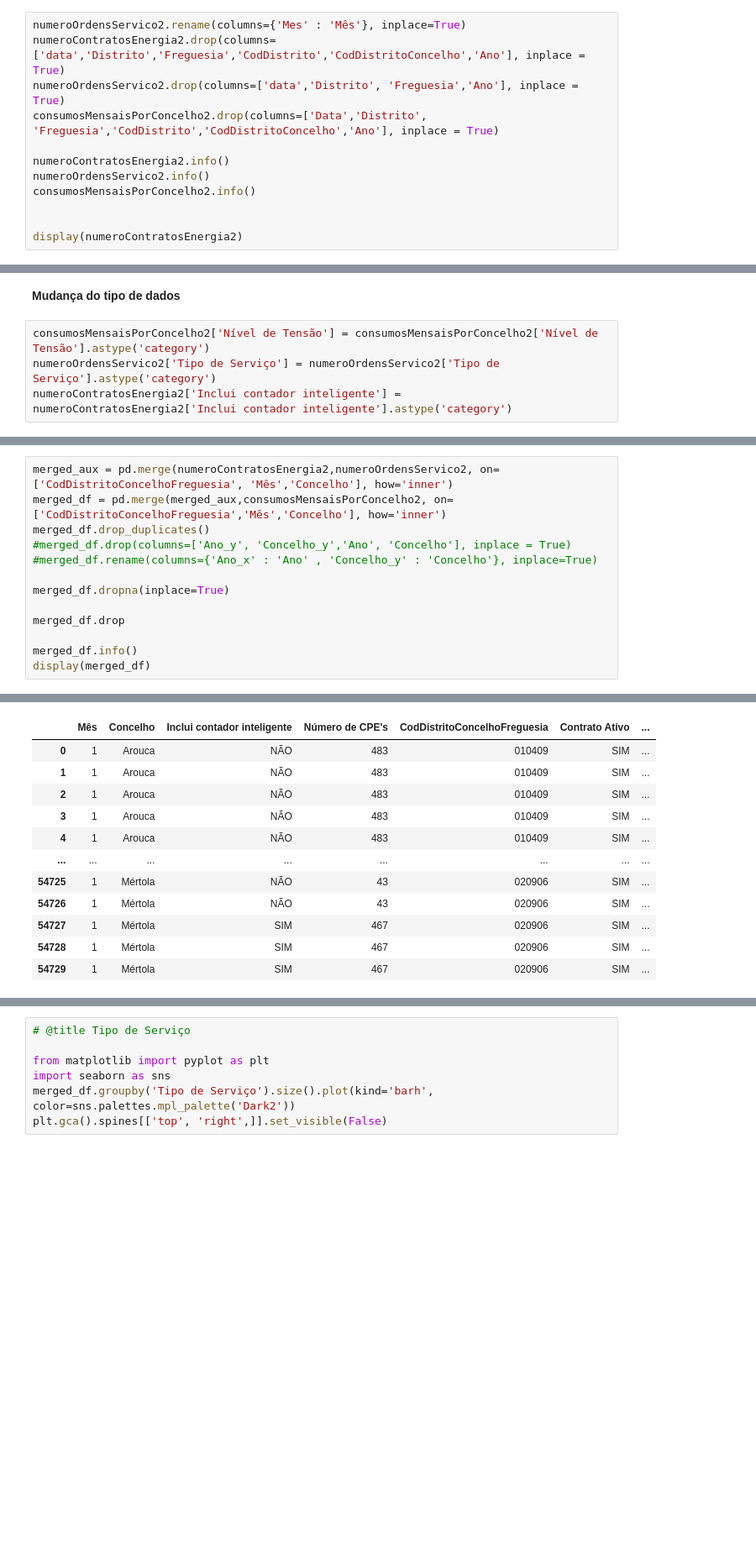
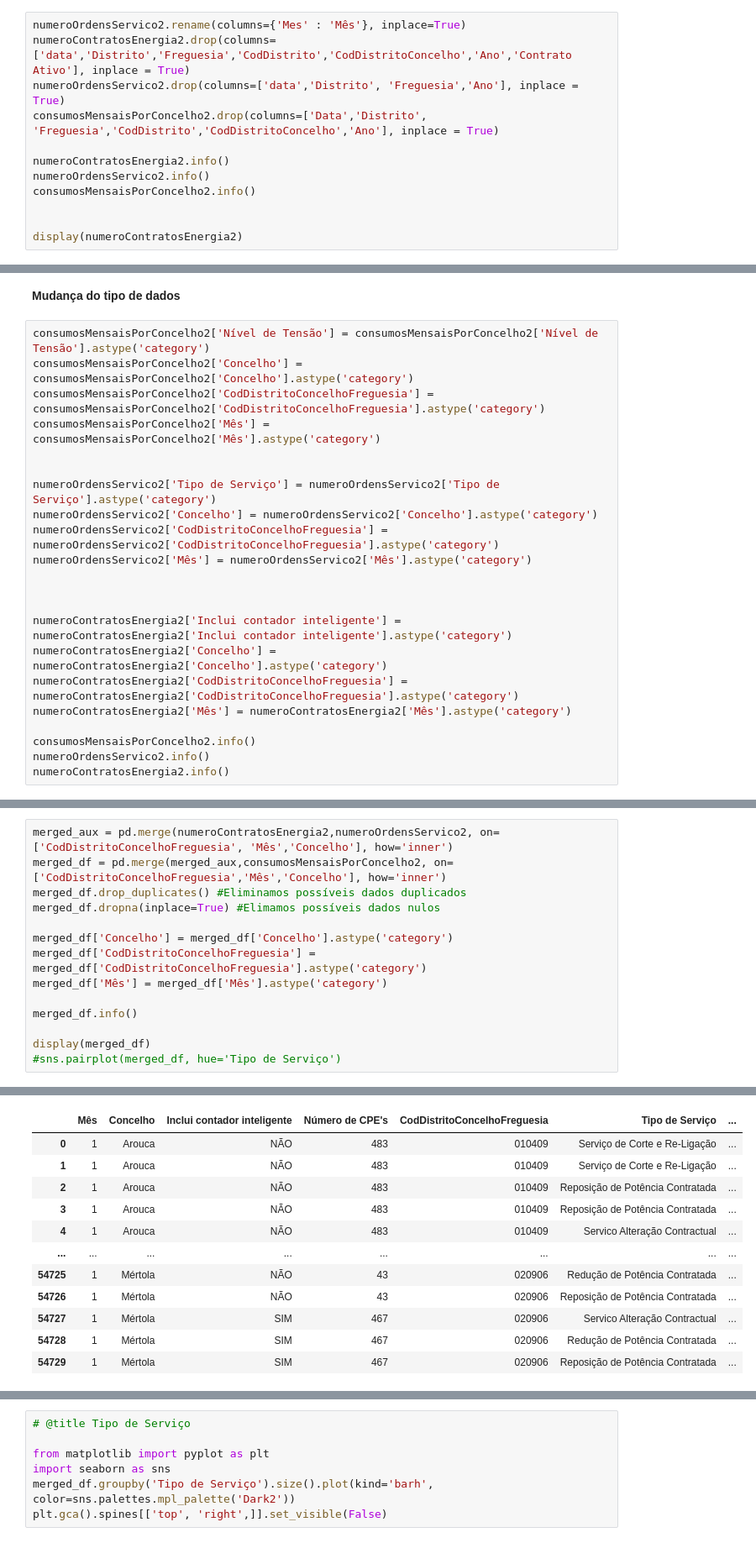
Before and after one commit to RafaelGesero/DECDProject, a Jupyter notebook: ProjetoDECD_Grupo20.ipynb, the cells around one changed output, grey strips where cells are left out. Shown at 84% size. Saved outputs shown, nothing was run; the diff lists cells and outputs as text; blank space fills up the shorter version.

```diff
--- a/ProjetoDECD_Grupo20.ipynb
+++ b/ProjetoDECD_Grupo20.ipynb
@@ -249,7 +262,7 @@ Para que seja possível juntar as três tabelas, terá de ser feito algum tratam
 4. Eliminação das colunas "CodDistrito","CodDistritoConcelho" e "CodDistritoConcelhoFreguesia" das três tabelas.
 # %%
 numeroOrdensServico2.rename(columns={'Mes' : 'Mês'}, inplace=True)
-numeroContratosEnergia2.drop(columns=['data','Distrito','Freguesia','CodDistrito','CodDistritoConcelho','Ano'], inplace = True)
+numeroContratosEnergia2.drop(columns=['data','Distrito','Freguesia','CodDistrito','CodDistritoConcelho','Ano','Contrato Ativo'], inplace = True)
 numeroOrdensServico2.drop(columns=['data','Distrito', 'Freguesia','Ano'], inplace = True)
 consumosMensaisPorConcelho2.drop(columns=['Data','Distrito', 'Freguesia','CodDistrito','CodDistritoConcelho','Ano'], inplace = True)
 
@@ -310,8 +323,26 @@ See the caveats in the documentation: https://pandas.pydata.org/pandas-docs/stab
 **Mudança do tipo de dados**
 # %%
 consumosMensaisPorConcelho2['Nível de Tensão'] = consumosMensaisPorConcelho2['Nível de Tensão'].astype('category')
+consumosMensaisPorConcelho2['Concelho'] = consumosMensaisPorConcelho2['Concelho'].astype('category')
+consumosMensaisPorConcelho2['CodDistritoConcelhoFreguesia'] = consumosMensaisPorConcelho2['CodDistritoConcelhoFreguesia'].astype('category')
+consumosMensaisPorConcelho2['Mês'] = consumosMensaisPorConcelho2['Mês'].astype('category')
+
+
 numeroOrdensServico2['Tipo de Serviço'] = numeroOrdensServico2['Tipo de Serviço'].astype('category')
+numeroOrdensServico2['Concelho'] = numeroOrdensServico2['Concelho'].astype('category')
+numeroOrdensServico2['CodDistritoConcelhoFreguesia'] = numeroOrdensServico2['CodDistritoConcelhoFreguesia'].astype('category')
+numeroOrdensServico2['Mês'] = numeroOrdensServico2['Mês'].astype('category')
+
+
+
 numeroContratosEnergia2['Inclui contador inteligente'] = numeroContratosEnergia2['Inclui contador inteligente'].astype('category')
+numeroContratosEnergia2['Concelho'] = numeroContratosEnergia2['Concelho'].astype('category')
+numeroContratosEnergia2['CodDistritoConcelhoFreguesia'] = numeroContratosEnergia2['CodDistritoConcelhoFreguesia'].astype('category')
+numeroContratosEnergia2['Mês'] = numeroContratosEnergia2['Mês'].astype('category')
+
+consumosMensaisPorConcelho2.info()
+numeroOrdensServico2.info()
+numeroContratosEnergia2.info()
 # %% [output]
 A value is trying to be set on a copy of a slice from a DataFrame.
 Try using .loc[row_indexer,col_indexer] = value instead
@@ -335,16 +386,17 @@ Nesta etapa juntamos as três tabelas numa só com o objetivo de facilitar a con
 # %%
 merged_aux = pd.merge(numeroContratosEnergia2,numeroOrdensServico2, on=['CodDistritoConcelhoFreguesia', 'Mês','Concelho'], how='inner')
 merged_df = pd.merge(merged_aux,consumosMensaisPorConcelho2, on=['CodDistritoConcelhoFreguesia','Mês','Concelho'], how='inner')
-merged_df.drop_duplicates()
-#merged_df.drop(columns=['Ano_y', 'Concelho_y','Ano', 'Concelho'], inplace = True)
-#merged_df.rename(columns={'Ano_x' : 'Ano' , 'Concelho_y' : 'Concelho'}, inplace=True)
+merged_df.drop_duplicates() #Eliminamos possíveis dados duplicados
+merged_df.dropna(inplace=True) #Elimamos possíveis dados nulos
 
-merged_df.dropna(inplace=True)
-
-merged_df.drop
+merged_df['Concelho'] = merged_df['Concelho'].astype('category')
+merged_df['CodDistritoConcelhoFreguesia'] = merged_df['CodDistritoConcelhoFreguesia'].astype('category')
+merged_df['Mês'] = merged_df['Mês'].astype('category')
 
 merged_df.info()
+
 display(merged_df)
+#sns.pairplot(merged_df, hue='Tipo de Serviço')
 # %% [output]
 <class 'pandas.core.frame.DataFrame'>
 RangeIndex: 54730 entries, 0 to 54729
@@ -366,12 +417,12 @@ memory usage: 3.1+ MB
-|  | Mês | Concelho | Inclui contador inteligente | Número de CPE's | CodDistritoConcelhoFreguesia | Contrato Ativo | ... |
-| 0 | 1 | Arouca | NÃO | 483 | 010409 | SIM | ... |
-| 1 | 1 | Arouca | NÃO | 483 | 010409 | SIM | ... |
-| 2 | 1 | Arouca | NÃO | 483 | 010409 | SIM | ... |
-| 3 | 1 | Arouca | NÃO | 483 | 010409 | SIM | ... |
-| 4 | 1 | Arouca | NÃO | 483 | 010409 | SIM | ... |
+|  | Mês | Concelho | Inclui contador inteligente | Número de CPE's | CodDistritoConcelhoFreguesia | Tipo de Serviço | ... |
+| 0 | 1 | Arouca | NÃO | 483 | 010409 | Serviço de Corte e Re-Ligação | ... |
+| 1 | 1 | Arouca | NÃO | 483 | 010409 | Serviço de Corte e Re-Ligação | ... |
+| 2 | 1 | Arouca | NÃO | 483 | 010409 | Reposição de Potência Contratada | ... |
+| 3 | 1 | Arouca | NÃO | 483 | 010409 | Reposição de Potência Contratada | ... |
+| 4 | 1 | Arouca | NÃO | 483 | 010409 | Servico Alteração Contractual | ... |
 | ... | ... | ... | ... | ... | ... | ... | ... |
-| 54725 | 1 | Mértola | NÃO | 43 | 020906 | SIM | ... |
-| 54726 | 1 | Mértola | NÃO | 43 | 020906 | SIM | ... |
-| 54727 | 1 | Mértola | SIM | 467 | 020906 | SIM | ... |
-| 54728 | 1 | Mértola | SIM | 467 | 020906 | SIM | ... |
-| 54729 | 1 | Mértola | SIM | 467 | 020906 | SIM | ... |
+| 54725 | 1 | Mértola | NÃO | 43 | 020906 | Redução de Potência Contratada | ... |
+| 54726 | 1 | Mértola | NÃO | 43 | 020906 | Reposição de Potência Contratada | ... |
+| 54727 | 1 | Mértola | SIM | 467 | 020906 | Servico Alteração Contractual | ... |
+| 54728 | 1 | Mértola | SIM | 467 | 020906 | Redução de Potência Contratada | ... |
+| 54729 | 1 | Mértola | SIM | 467 | 020906 | Reposição de Potência Contratada | ... |
```
Also changed, not shown: parts of 14 cells of this notebook.
